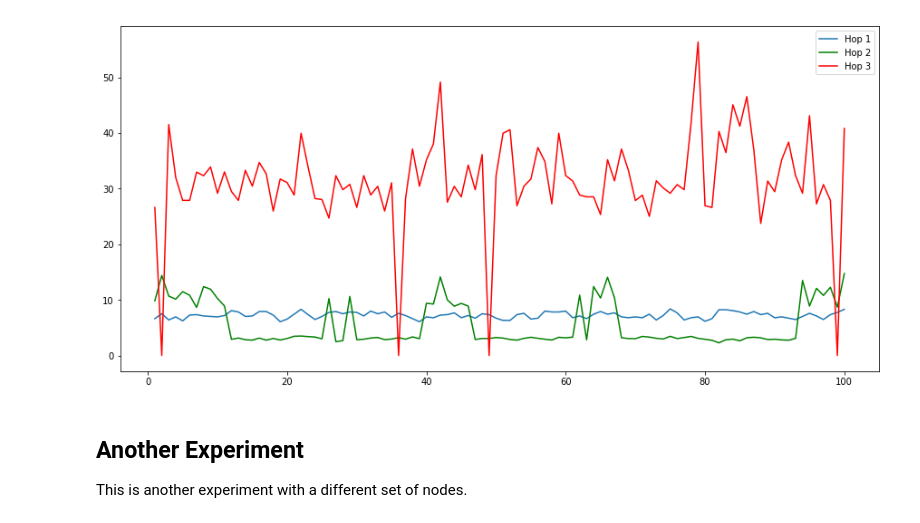
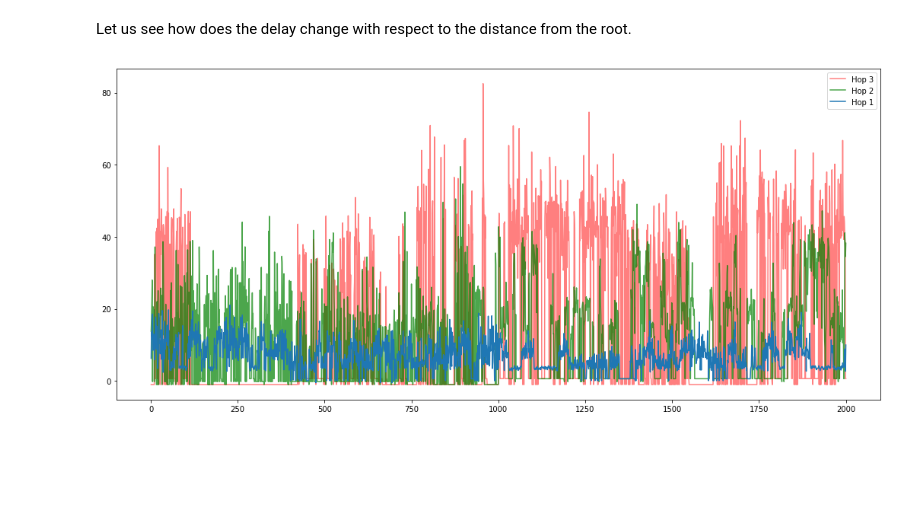
Before and after one commit to lucamaiano/data-driven-intrusion-detection, a Jupyter notebook: ExploratoryAnalysis.ipynb, the cells around one changed output. Saved outputs shown, nothing was run; the diff lists cells and outputs as text; code cells hidden in the pictures; blank space fills up the shorter version.

```diff
--- a/ExploratoryAnalysis.ipynb
+++ b/ExploratoryAnalysis.ipynb
@@ -55,0 +68,11 @@ Let us plot the graph of each node.
+# %%
+hops = {1: ['A8-156','A8-163','A8-173'],\
+       2: ['A8-183','A8-193'],\
+       3: ['A8-204']}
+
+
+# Contain mean time for each distance from the root
+
+hop_nodes = pd.DataFrame({1: nodes[hops[1]].mean(axis=1), 2: nodes[hops[2]].mean(axis=1),\
+                           3: nodes[hops[3]].mean(axis=1)})
+hop_nodes.head(10)
@@ -96,21 +118,18 @@ Here the results.
+# %% [markdown]
+Let us see how does the delay change with respect to the distance from the root.
 # %%
-fig, ax = plt.subplots(figsize=(15,7))
+fig, ax = plt.subplots(figsize=(18,8))
+
+# Using plot(..., dashes=...) to set the dashing when creating a line
+line3, = ax.plot(icmp, hop_nodes[3], 'red', alpha=0.5, label='Hop 3')
+
+# Using plot(..., dashes=...) to set the dashing when creating a line
+line2, = ax.plot(icmp, hop_nodes[2], 'green', alpha=0.7, label='Hop 2')
 
 # Using set_dashes() to modify dashing of an existing line
-line1, = ax.plot(icmp_seq, m_hop[1], label='Hop 1')
-
-# Using plot(..., dashes=...) to set the dashing when creating a line
-line2, = ax.plot(icmp_seq, m_hop[2], 'green', label='Hop 2')
-
-# Using plot(..., dashes=...) to set the dashing when creating a line
-line3, = ax.plot(icmp_seq, m_hop[3], 'red', label='Hop 3')
-
+line1, = ax.plot(icmp, hop_nodes[1], label='Hop 1')
 
 ax.legend()
 plt.show()
 # %% [output]
-[figure, old version]
+[figure, new version]
-# %% [markdown]
-## Another Experiment
-
-This is another experiment with a different set of nodes.
```
Also changed, not shown: parts of 26 cells of this notebook, 8 other files.
